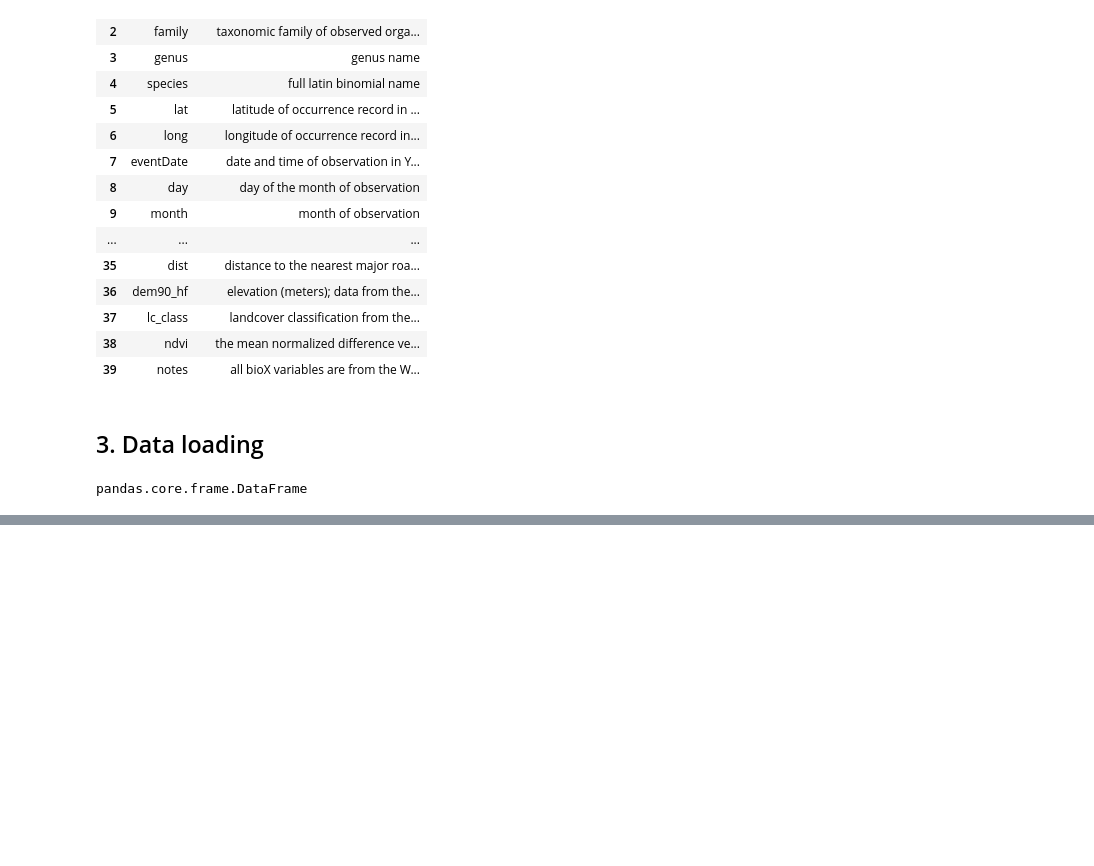
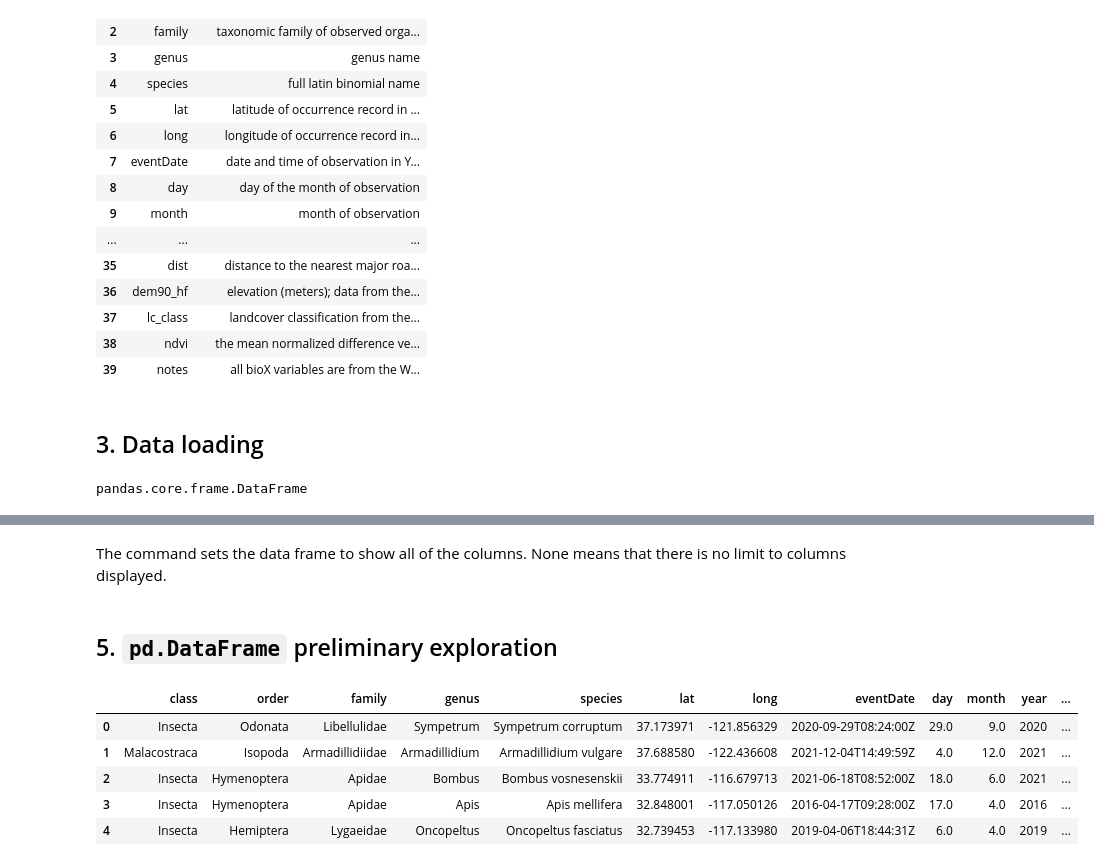
Before and after one commit to mmyiv/eds220-2024-sections, a Jupyter notebook: section-1-data-selection-drylands.ipynb, the cells around one changed output, grey strips where cells are left out. Drawn from its saved outputs; the diff is of its cells as text; code cells hidden in the pictures; blank space fills up the shorter version.

```diff
--- a/section-1-data-selection-drylands.ipynb
+++ b/section-1-data-selection-drylands.ipynb
@@ -55,0 +93,15 @@ pandas.core.frame.DataFrame
+# %% [markdown]
+The command sets the data frame to show all of the columns. None means that there is no limit to columns displayed.
+# %% [markdown]
+## 5. `pd.DataFrame` preliminary exploration
+# %%
+prey.head()
+
+# Returns the first 5 rows of the data frame
+# %% [output]
+|  | class | order | family | genus | species | lat | long | eventDate | day | month | year | ... |
+| 0 | Insecta | Odonata | Libellulidae | Sympetrum | Sympetrum corruptum | 37.173971 | -121.856329 | 2020-09-29T08:24:00Z | 29.0 | 9.0 | 2020 | ... |
+| 1 | Malacostraca | Isopoda | Armadillidiidae | Armadillidium | Armadillidium vulgare | 37.688580 | -122.436608 | 2021-12-04T14:49:59Z | 4.0 | 12.0 | 2021 | ... |
+| 2 | Insecta | Hymenoptera | Apidae | Bombus | Bombus vosnesenskii | 33.774911 | -116.679713 | 2021-06-18T08:52:00Z | 18.0 | 6.0 | 2021 | ... |
+| 3 | Insecta | Hymenoptera | Apidae | Apis | Apis mellifera | 32.848001 | -117.050126 | 2016-04-17T09:28:00Z | 17.0 | 4.0 | 2016 | ... |
+| 4 | Insecta | Hemiptera | Lygaeidae | Oncopeltus | Oncopeltus fasciatus | 32.739453 | -117.133980 | 2019-04-06T18:44:31Z | 6.0 | 4.0 | 2019 | ... |
```
Also changed, not shown: parts of 12 cells of this notebook.
